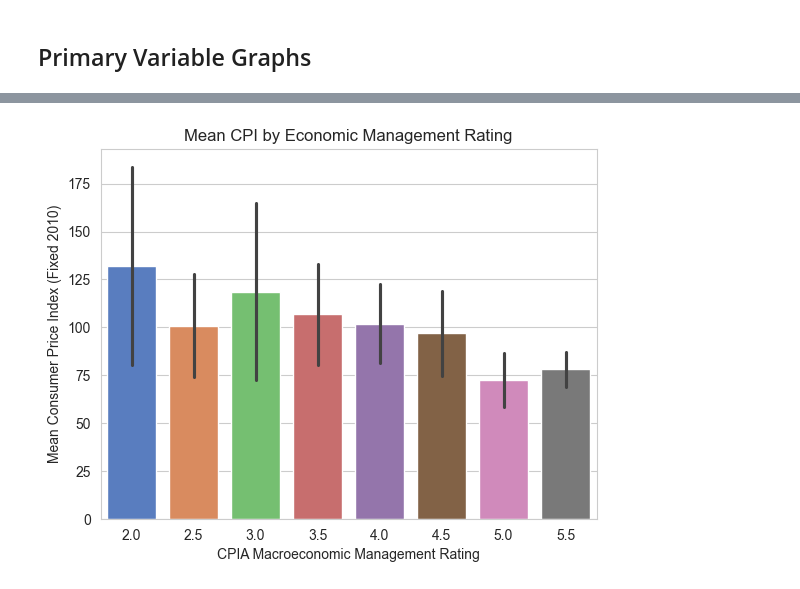
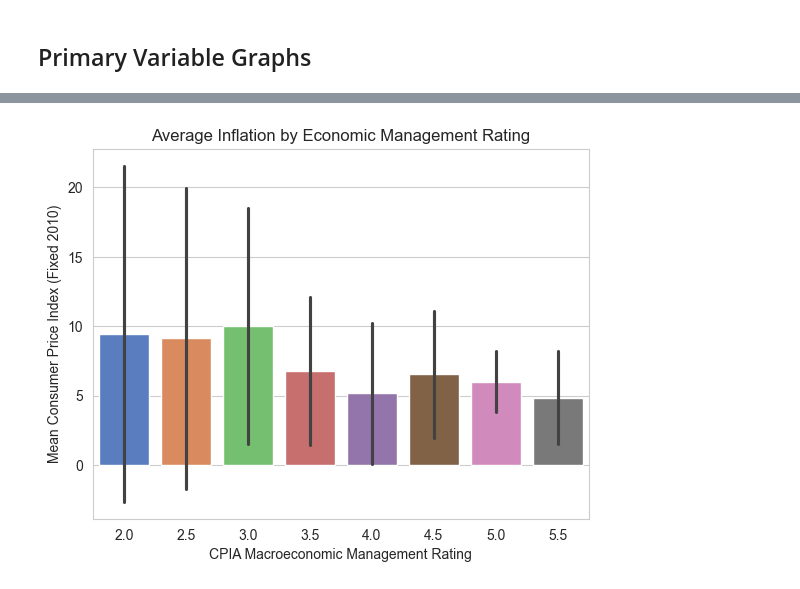
Before and after one commit to JoeyRussoniello/the-nexus-of-macroeconomic-policy-on-inflation, a Jupyter notebook: Python/python_visuals.ipynb, the cells around one changed output, grey strips where cells are left out. Saved outputs shown, nothing was run; the diff lists cells and outputs as text; code cells hidden in the pictures.

```diff
--- a/Python/python_visuals.ipynb
+++ b/Python/python_visuals.ipynb
@@ -46,13 +44,12 @@ heatmap(cov,"Covariance Matrix",annot=False)
 # %%
 #'CPIAmacroeconomicmanagementra'
 #'Consumerpriceindex2010100'
-df.rename({
+renamed = df.rename({
     'cpia_macro_rating':'EconManagement',
-    'cpi':'CPI'
+    'cp_inflation_perc':'Inflation%'
     },
-    axis=1,
-    inplace=True)
-filtered = df[df['EconManagement'] >= 2]
+    axis=1)
+filtered = renamed[renamed['EconManagement'] >= 2]
 # %%
 FONT_SIZE = 11
 # %%
@@ -92,15 +89,15 @@ plt.show()
 # %%
 sns.barplot(data=filtered,
             x='EconManagement',
-            y='CPI',
+            y='Inflation%',
             errorbar='sd',
             hue='EconManagement',
             palette='muted',
             legend=False)
-plt.title("Mean CPI by Economic Management Rating")
+plt.title("Average Inflation by Economic Management Rating")
 plt.xlabel("CPIA Macroeconomic Management Rating")
 plt.ylabel("Mean Consumer Price Index (Fixed 2010)")
 plt.show()
 # %% [output]
-[figure, old version]
+[figure, new version]
 # %%
```
Also changed, not shown: parts of 5 cells of this notebook, 11 other files.
